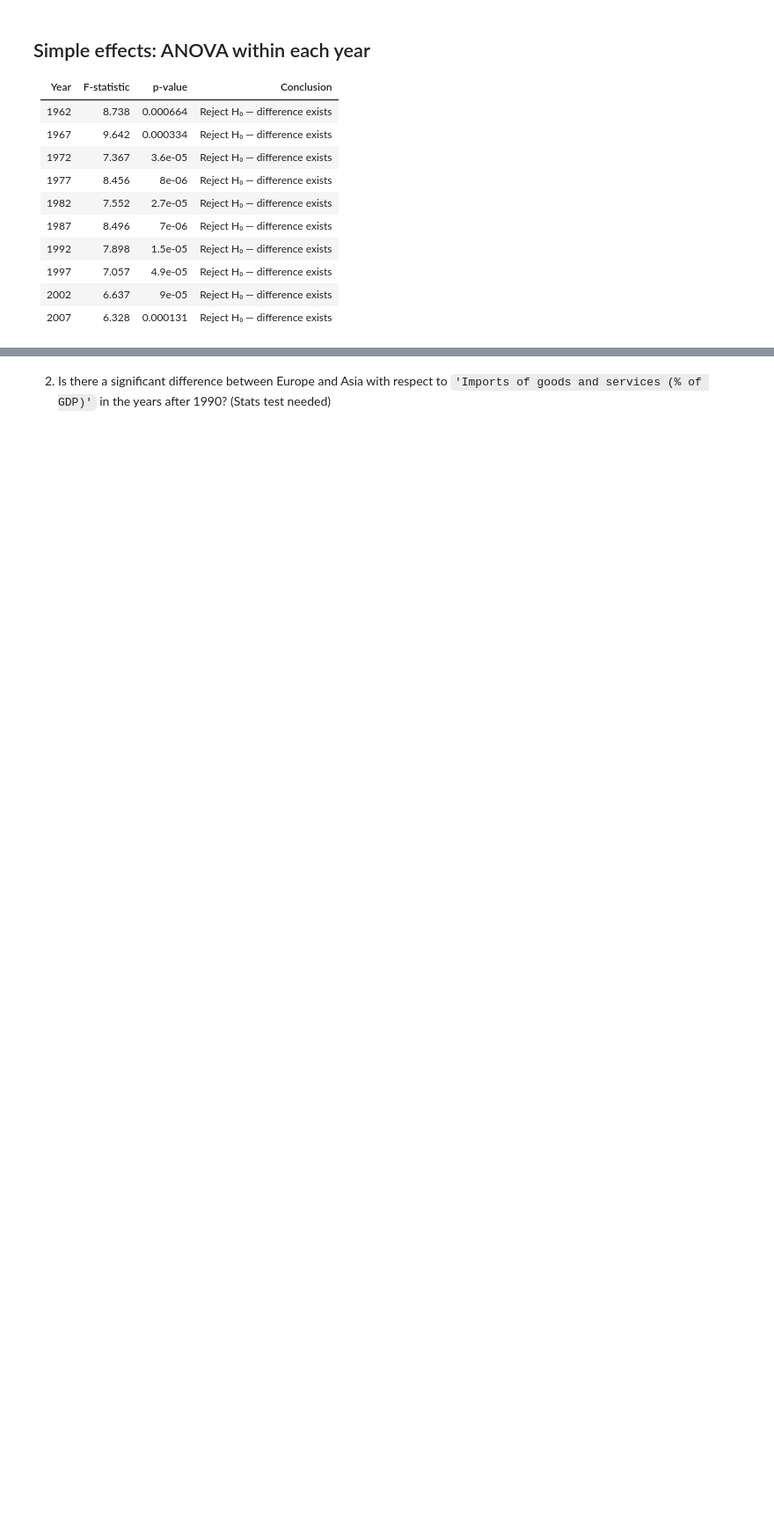
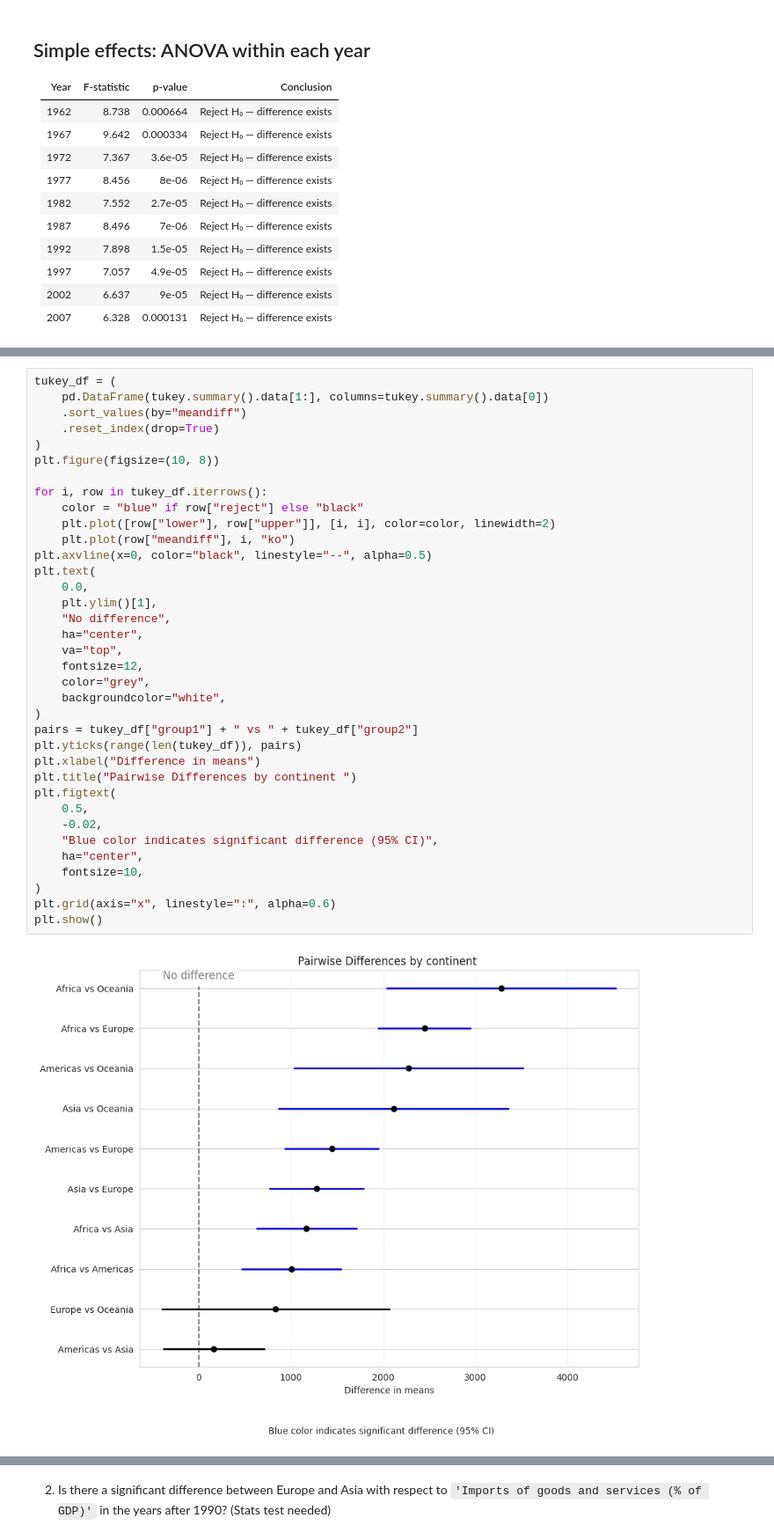
Before and after one commit to lmVl12/skill-assessments, a Jupyter notebook: Python for Data Science/gapminder_analysis.ipynb, the cells around one changed output, grey strips where cells are left out. Shown at 88% size. Drawn from its saved outputs; the diff is of its cells as text; blank space fills up the shorter version.

Commit message:
refactor(py4ds): add md to tukey test and update tukey plot

```diff
--- a/Python for Data Science/gapminder_analysis.ipynb
+++ b/Python for Data Science/gapminder_analysis.ipynb
@@ -284,0 +280,38 @@ Americas  Oceania  2276.694    0.0 1031.9249  3521.463   True
+# %%
+tukey_df = (
+    pd.DataFrame(tukey.summary().data[1:], columns=tukey.summary().data[0])
+    .sort_values(by="meandiff")
+    .reset_index(drop=True)
+)
+plt.figure(figsize=(10, 8))
+
+for i, row in tukey_df.iterrows():
+    color = "blue" if row["reject"] else "black"
+    plt.plot([row["lower"], row["upper"]], [i, i], color=color, linewidth=2)
+    plt.plot(row["meandiff"], i, "ko")
+plt.axvline(x=0, color="black", linestyle="--", alpha=0.5)
+plt.text(
+    0.0,
+    plt.ylim()[1],
+    "No difference",
+    ha="center",
+    va="top",
+    fontsize=12,
+    color="grey",
+    backgroundcolor="white",
+)
+pairs = tukey_df["group1"] + " vs " + tukey_df["group2"]
+plt.yticks(range(len(tukey_df)), pairs)
+plt.xlabel("Difference in means")
+plt.title("Pairwise Differences by continent ")
+plt.figtext(
+    0.5,
+    -0.02,
+    "Blue color indicates significant difference (95% CI)",
+    ha="center",
+    fontsize=10,
+)
+plt.grid(axis="x", linestyle=":", alpha=0.6)
+plt.show()
+# %% [output]
+[figure, added]
```
Also changed, not shown: parts of 3 cells of this notebook.
